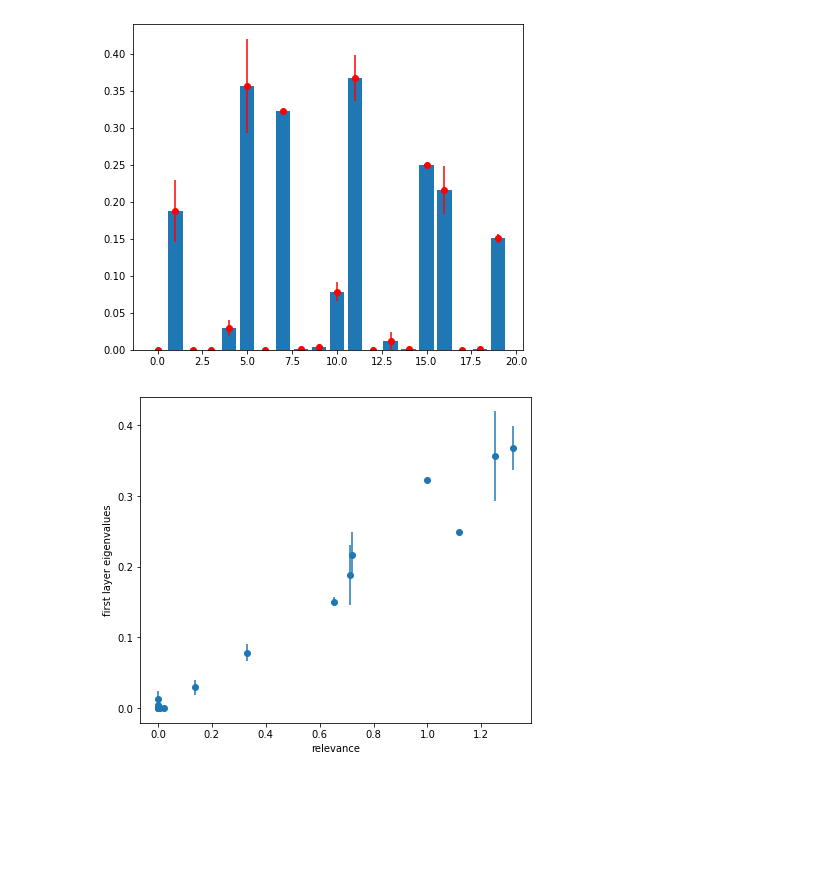
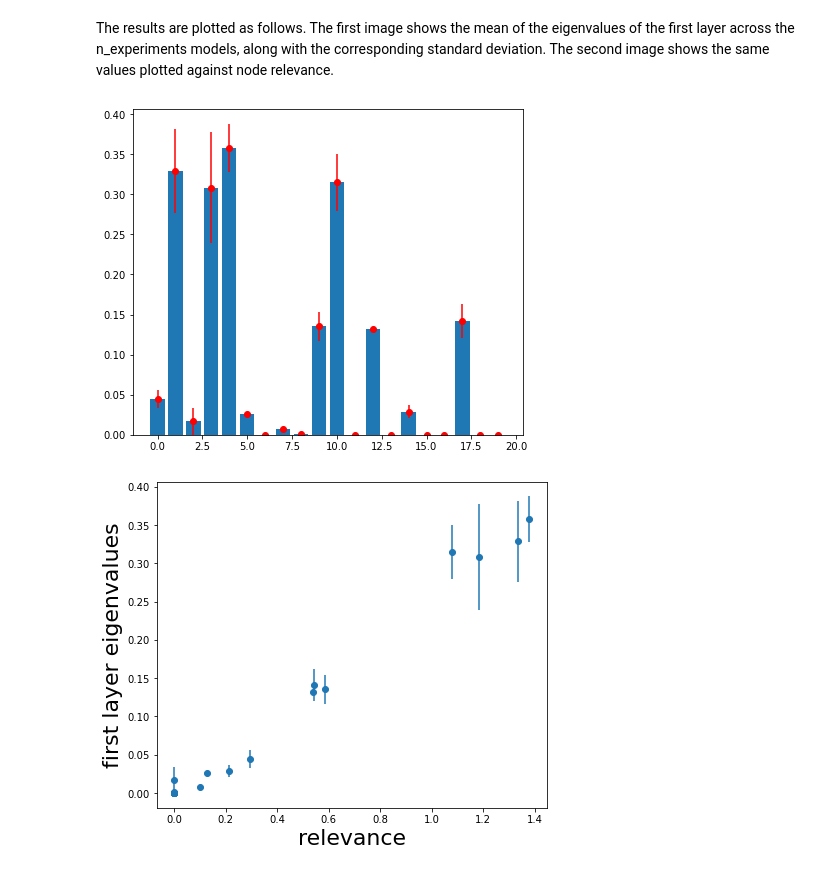
Before and after one commit to Lorenzochicchi/SpectralNNs_for_Input_Relevance, a Jupyter notebook: Indipendent Gaussian Distributions.ipynb, the cells around one changed output. Drawn from its saved outputs; the diff is of its cells as text; code cells hidden in the pictures; blank space fills up the shorter version.

```diff
--- a/Indipendent Gaussian Distributions.ipynb
+++ b/Indipendent Gaussian Distributions.ipynb
@@ -51,29 +61,27 @@ def spectral_model():
 # %%
-#GAUSSIAN HANDMADE DATASET
-
-n_feature = 20
+n_features = 20
 n_relevant = 11
 n_examples = 60000
 n_classes = 2
 sigma = 0.5
 
-perm = np.random.permutation(np.arange(n_feature))
+perm = np.random.permutation(np.arange(n_features))
 rel_indexes = perm[:n_relevant]
 not_rel_indexes = perm[n_relevant:]
 
-relative_relevance = np.random.uniform(0.,1.4, n_feature)
+relative_relevance = np.random.uniform(0.,1.4, n_features)
 relative_relevance[not_rel_indexes] = 0
 
-x = np.zeros((n_examples, n_feature))
+x = np.zeros((n_examples, n_features))
 y = np.random.randint(0,n_classes, n_examples)
 
-mu_array = np.zeros((n_feature, n_classes))
+mu_array = np.zeros((n_features, n_classes))
 
 i=0
 for f in rel_indexes:
     mu_array[f,:] =np.arange(n_classes)*(relative_relevance[f])  - np.mean(np.arange(n_classes))  # np.random.uniform(-2,2, n_classes)*3
 
-for f in range(n_feature):
+for f in range(n_features):
     for c in range(n_classes):
         x[y==c,f]= np.random.normal(mu_array[f,c], sigma, len(y[y==c]))
 
@@ -89,7 +97,7 @@ y_train, y_test = y[:int(y.shape[0]*0.8)], y[int(y.shape[0]*0.8):]
 cl0 = x[y == 0]
 cl1 = x[y == 1]
 maxs = []
-for i in range(n_feature):
+for i in range(n_features):
     maxs.append(max(list(np.histogram(cl0[:, i], 40,density=True)[0]) + list(np.histogram(cl1[:, i], 40, density=True)[0])))
 
 
@@ -153,21 +163,23 @@ Epoch 100/100
+# %% [markdown]
+The results are plotted as follows. The first image shows the mean of the eigenvalues of the first layer across the n_experiments models, along with the corresponding standard deviation. The second image shows the same values plotted against node relevance.
 # %%
 #Plotting the results
 arr = np.zeros((len(list_results), list_results[0].shape[0]))
 for i in range(len(list_results)):
     arr[i,:] = np.abs(list_results[i].numpy())
 mean = arr.mean(axis=0)
 std = arr.std(axis=0)
 
 plt.figure(figsize=(7,6))
-plt.bar(np.arange(n_feature),mean)
-plt.errorbar(np.arange(n_feature), mean, yerr=std, marker='o', linestyle='none', color='r')
+plt.bar(np.arange(n_features),mean)
+plt.errorbar(np.arange(n_features), mean, yerr=std, marker='o', linestyle='none', color='r')
 plt.show()
 
 plt.figure(figsize=(7,6))
 plt.errorbar(relative_relevance, mean, yerr=std, marker='o', linestyle='none')
-plt.xlabel('relevance')
-plt.ylabel('first layer eigenvalues')
+plt.xlabel('relevance',fontsize=22)
+plt.ylabel('first layer eigenvalues', fontsize=22)
 plt.show()
 # %% [output]
-[figure, old version]
+[figure, new version]
-[figure, old version]
+[figure, new version]
```
Also changed, not shown: parts of 7 cells of this notebook, 1 other file.
